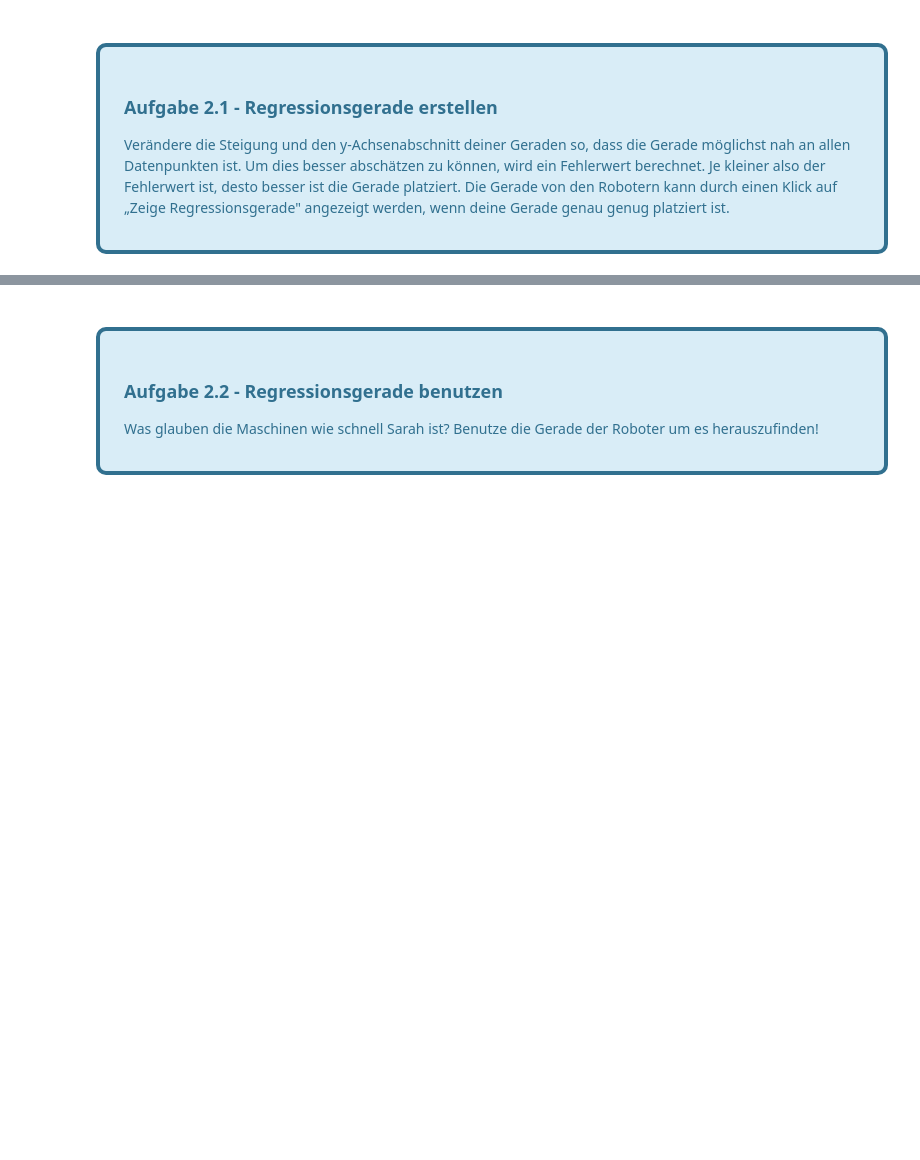
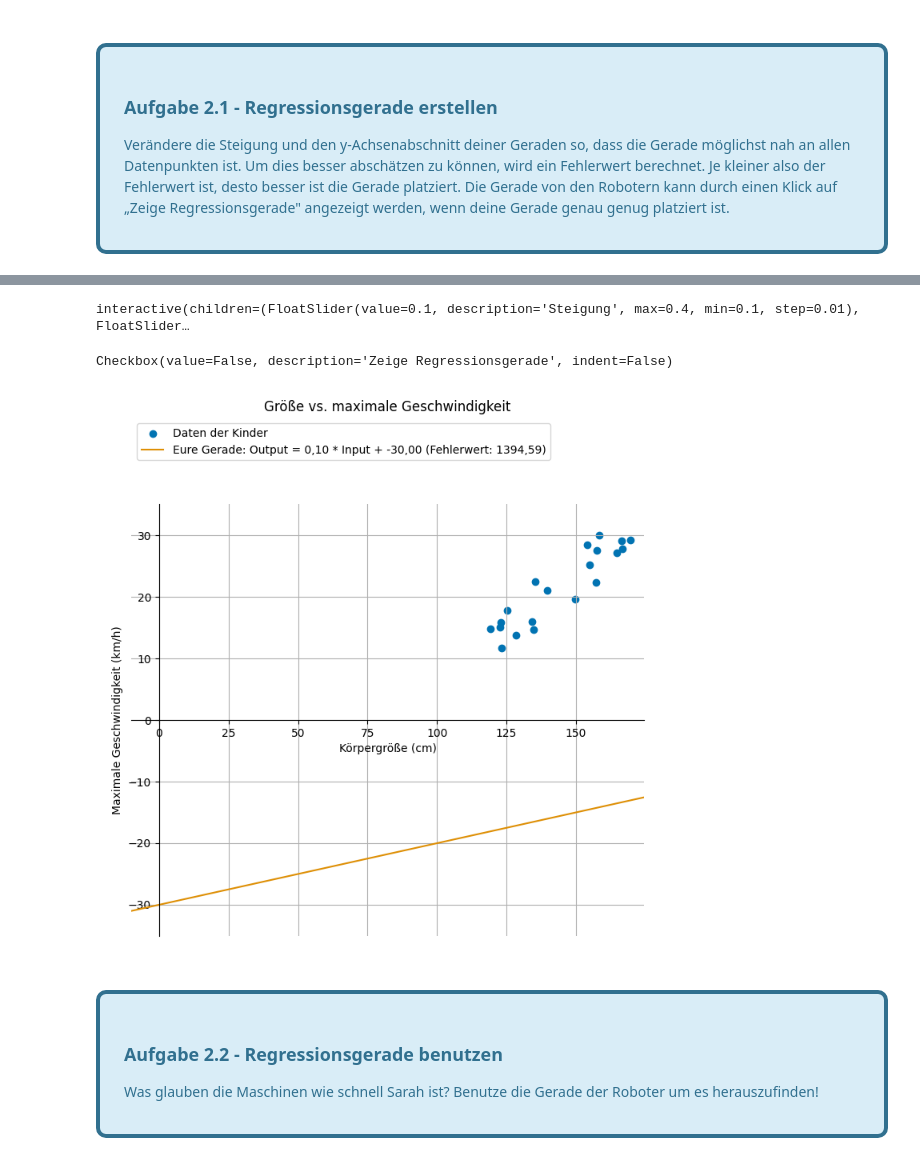
Before and after one commit to Beckerwork/design_story, a Jupyter notebook: story_game_2.ipynb, the cells around one changed output, grey strips where cells are left out. Saved outputs shown, nothing was run; the diff lists cells and outputs as text; code cells hidden in the pictures; blank space fills up the shorter version.

```diff
--- a/story_game_2.ipynb
+++ b/story_game_2.ipynb
@@ -94,3 +94,9 @@ Checkbox(value=False, description='Zeige Regressionsgerade', indent=False)
+# %%
+lineare_regression_big()
+# %% [output]
+interactive(children=(FloatSlider(value=0.1, description='Steigung', max=0.4, min=0.1, step=0.01), FloatSlider…
+Checkbox(value=False, description='Zeige Regressionsgerade', indent=False)
+[figure, added]
 # %% [markdown]
 <div class="alert alert-info" style="border-radius: 10px; position: relative; padding: 24px 24px 20px 24px; margin-top: 25px; border: 4px solid #31708f;">
   <span style="position: absolute; top: -28px; left: 16px; background-color: #31708f; color: white; border-radius: 50%; width: 56px; height: 56px; display: inline-flex; align-items: center; justify-content: center; font-size: 28px;">
```
Also changed, not shown: parts of 2 cells of this notebook, 1 other file.
